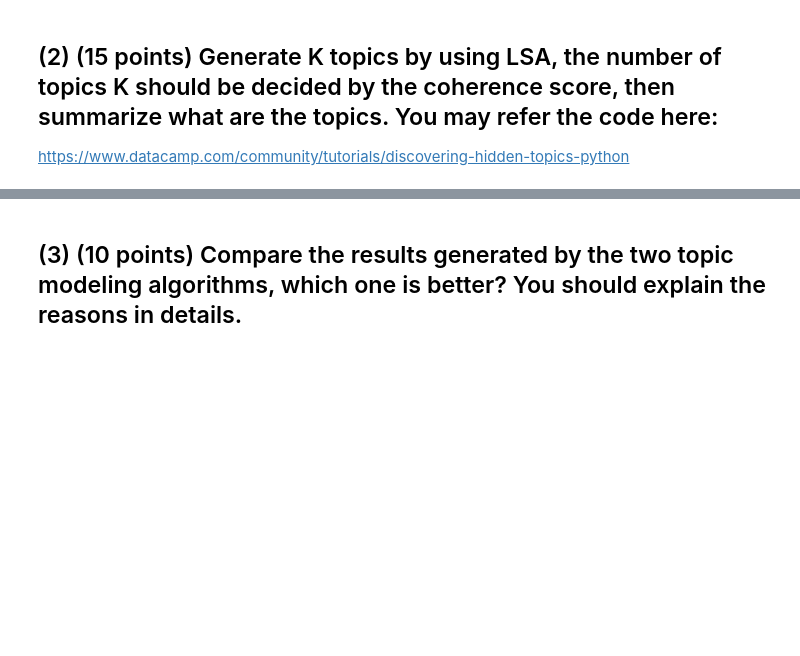
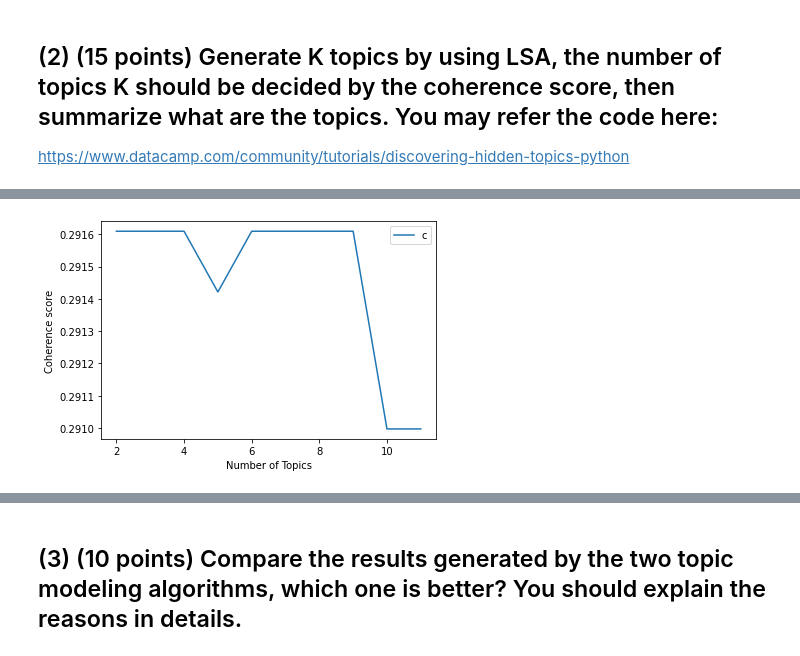
Before and after one commit to shivasrinivasaraopinnamaneni/info5731-fall2021, a Jupyter notebook: In_class_exercise_04.ipynb, the cells around one changed output, grey strips where cells are left out. Saved outputs shown, nothing was run; the diff lists cells and outputs as text; code cells hidden in the pictures; blank space fills up the shorter version.

```diff
--- a/In_class_exercise_04.ipynb
+++ b/In_class_exercise_04.ipynb
@@ -529,0 +605,37 @@ NameError: ignored
+# %%
+def compute_coherence_values(dictionary, doc_term_matrix, doc_clean, stop, start=2, step=3):
+    """
+    Input   : dictionary : Gensim dictionary
+              corpus : Gensim corpus
+              texts : List of input texts
+              stop : Max num of topics
+    purpose : Compute c_v coherence for various number of topics
+    Output  : model_list : List of LSA topic models
+              coherence_values : Coherence values corresponding to the LDA model with respective number of topics
+    """
+    coherence_values = []
+    model_list = []
+    for num_topics in range(start, stop, step):
+        # generate LSA model
+        model = LsiModel(doc_term_matrix, num_topics=number_of_topics, id2word = dictionary)  # train model
+        model_list.append(model)
+        coherencemodel = CoherenceModel(model=model, texts=doc_clean, dictionary=dictionary, coherence='c_v')
+        coherence_values.append(coherencemodel.get_coherence())
+    return model_list, coherence_values
+# %%
+def plot_graph(doc_clean,start, stop, step):
+    dictionary,doc_term_matrix=prepare_corpus(doc_clean)
+    model_list, coherence_values = compute_coherence_values(dictionary, doc_term_matrix,doc_clean,
+                                                            stop, start, step)
+    # Show graph
+    x = range(start, stop, step)
+    plt.plot(x, coherence_values)
+    plt.xlabel("Number of Topics")
+    plt.ylabel("Coherence score")
+    plt.legend(("coherence_values"), loc='best')
+    plt.show()
+# %%
+start,stop,step=2,12,1
+plot_graph(texts,start,stop,step)
+# %% [output]
+[figure, added]
```
Also changed, not shown: parts of 9 cells of this notebook.
